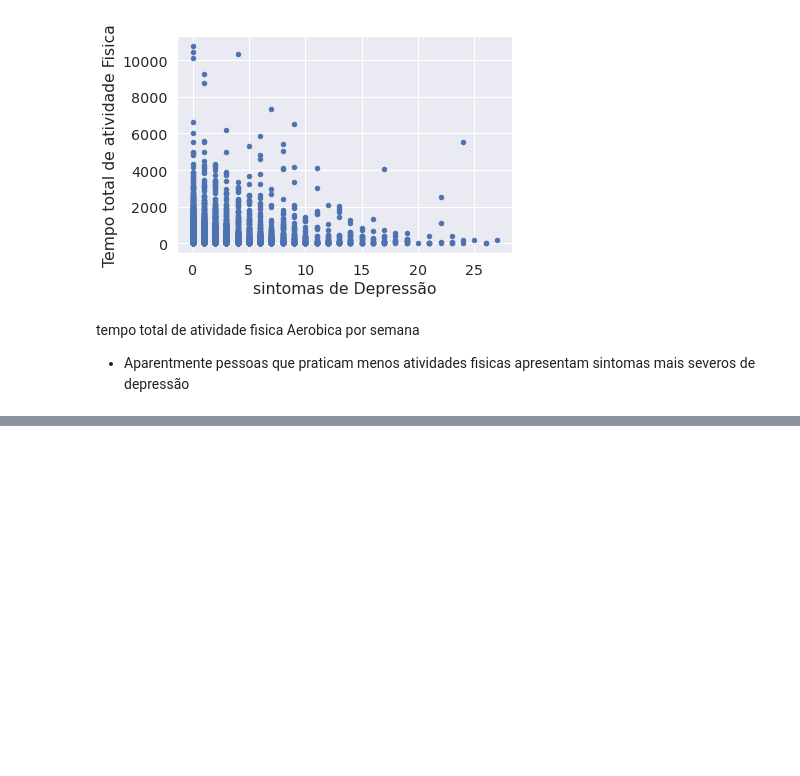
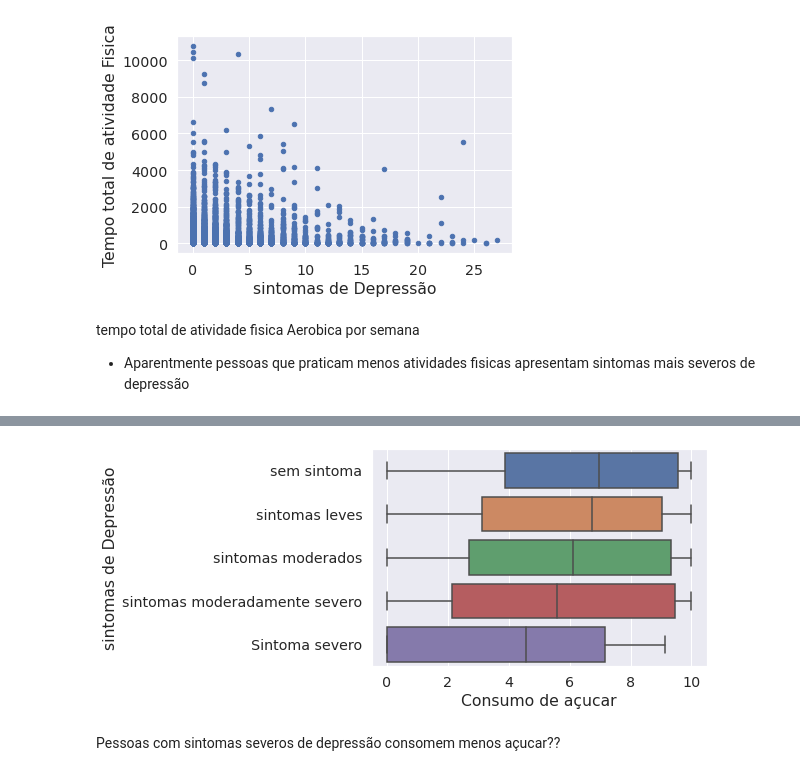
Before and after one commit to DionesGouvea/data-science-toolbox, a Jupyter notebook: Desafio_de_Inferência.ipynb, the cells around one changed output, grey strips where cells are left out. Drawn from its saved outputs; the diff is of its cells as text; code cells hidden in the pictures; blank space fills up the shorter version.

```diff
--- a/Desafio_de_Inferência.ipynb
+++ b/Desafio_de_Inferência.ipynb
@@ -336,0 +383,14 @@ tempo total de atividade fisica Aerobica por semana
+# %%
+sns.boxplot(
+    data=df, # Dataframe utilizado
+    x='HEI2015C13_ADDSUG', # Variável no eixo x
+    y='phq_grp', # Variável no eixo y
+    orient='h'
+)
+plt.ylabel('sintomas de Depressão')
+plt.xlabel('Consumo de açucar')
+plt.show()
+# %% [output]
+[figure, added]
+# %% [markdown]
+Pessoas com sintomas severos de depressão consomem menos açucar??
```
Also changed, not shown: parts of 5 cells of this notebook.
